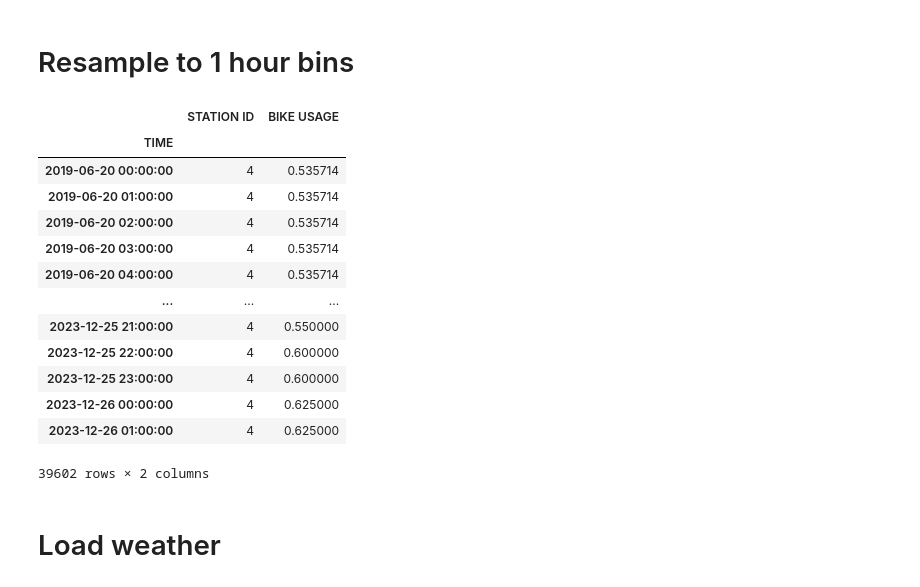
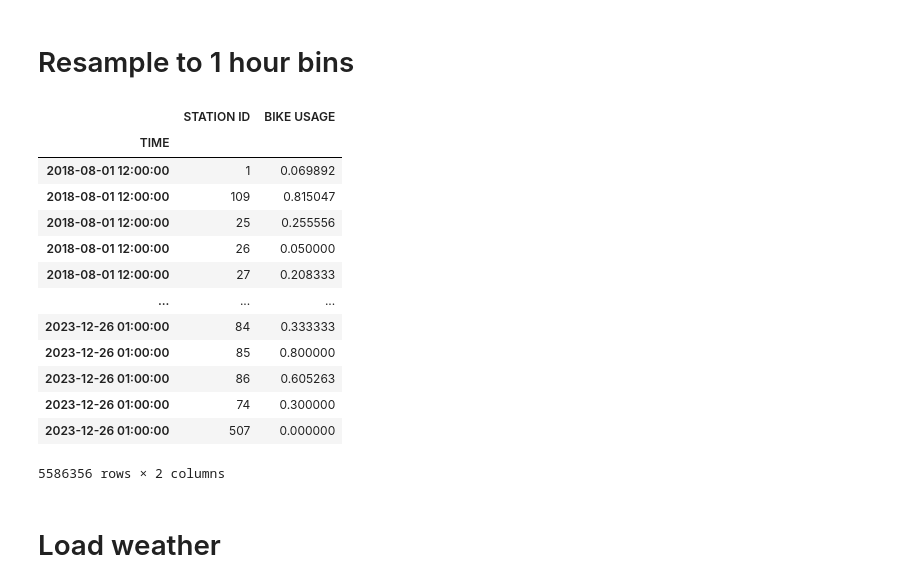
Before and after one commit to HarveyBrezinaConniffe/CSU44061-MachineLearning, a Jupyter notebook: FinalProject/Main.ipynb, the cells around one changed output. Saved outputs shown, nothing was run; the diff lists cells and outputs as text; code cells hidden in the pictures.

```diff
--- a/FinalProject/Main.ipynb
+++ b/FinalProject/Main.ipynb
@@ -78,22 +96,22 @@ timeseries = timeseries.drop(columns=["STATION ID"])
 timeseries = timeseries.reset_index().set_index("level_1").sort_index()
 timeseries.index.name = "TIME"
 # %%
-timeseries[timeseries["STATION ID"] == 4]["2019-06-20":]
+timeseries
 # %% [output]
 |  | STATION ID | BIKE USAGE |
 | TIME |  |  |
-| 2019-06-20 00:00:00 | 4 | 0.535714 |
-| 2019-06-20 01:00:00 | 4 | 0.535714 |
-| 2019-06-20 02:00:00 | 4 | 0.535714 |
-| 2019-06-20 03:00:00 | 4 | 0.535714 |
-| 2019-06-20 04:00:00 | 4 | 0.535714 |
+| 2018-08-01 12:00:00 | 1 | 0.069892 |
+| 2018-08-01 12:00:00 | 109 | 0.815047 |
+| 2018-08-01 12:00:00 | 25 | 0.255556 |
+| 2018-08-01 12:00:00 | 26 | 0.050000 |
+| 2018-08-01 12:00:00 | 27 | 0.208333 |
 | ... | ... | ... |
-| 2023-12-25 21:00:00 | 4 | 0.550000 |
-| 2023-12-25 22:00:00 | 4 | 0.600000 |
-| 2023-12-25 23:00:00 | 4 | 0.600000 |
-| 2023-12-26 00:00:00 | 4 | 0.625000 |
-| 2023-12-26 01:00:00 | 4 | 0.625000 |
+| 2023-12-26 01:00:00 | 84 | 0.333333 |
+| 2023-12-26 01:00:00 | 85 | 0.800000 |
+| 2023-12-26 01:00:00 | 86 | 0.605263 |
+| 2023-12-26 01:00:00 | 74 | 0.300000 |
+| 2023-12-26 01:00:00 | 507 | 0.000000 |
-39602 rows × 2 columns
+5586356 rows × 2 columns
 # %% [markdown]
 # Load weather
 # %%
```
Also changed, not shown: parts of 34 cells of this notebook.
